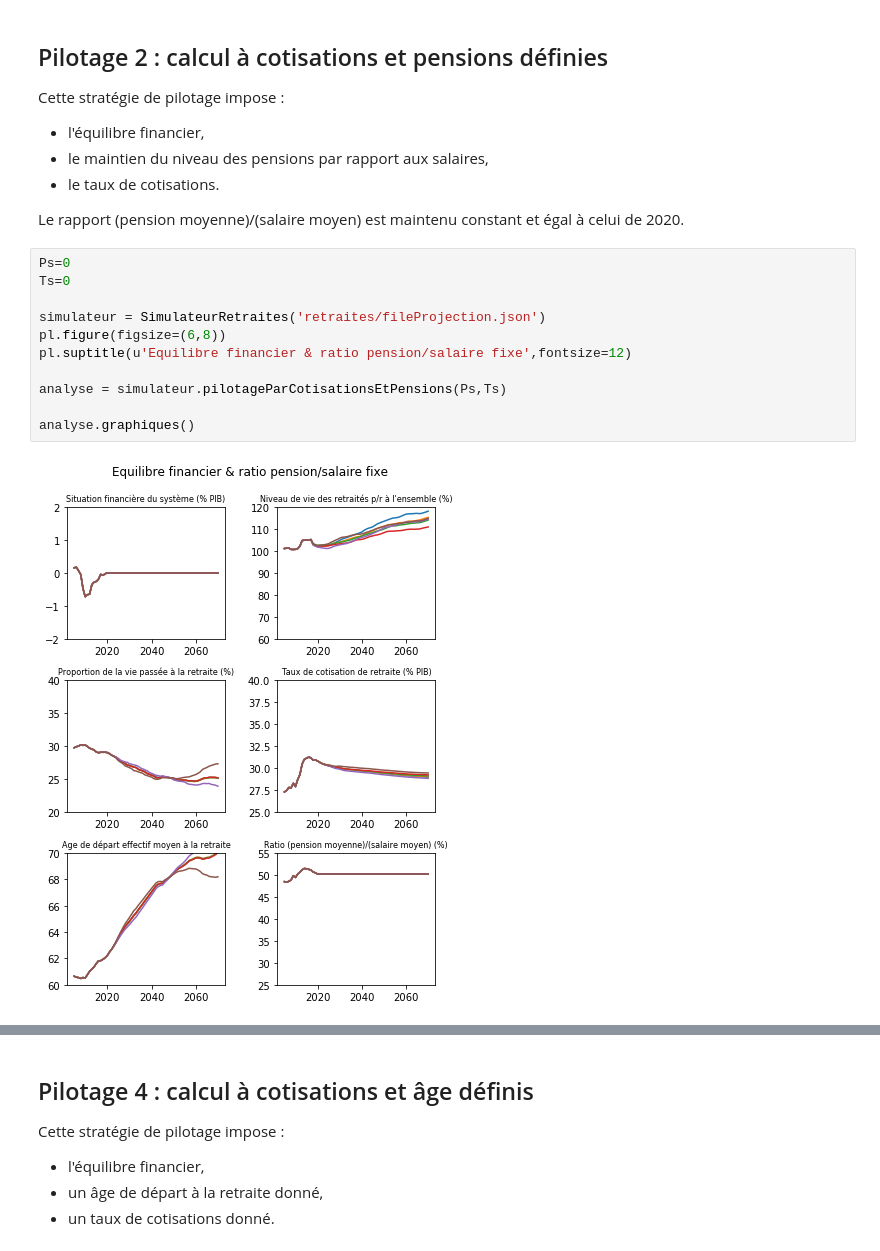
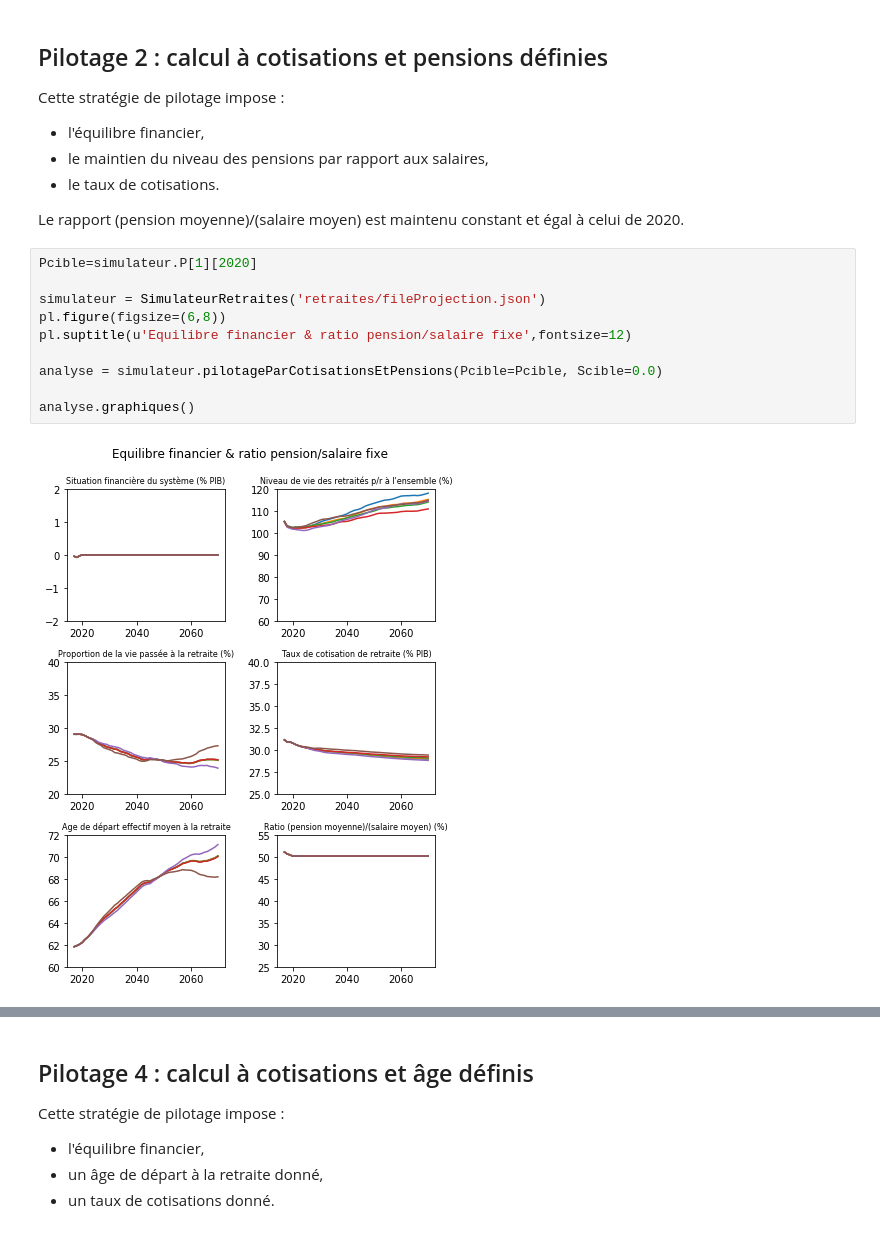
Before and after one commit to brunoscherrer/retraites, a Jupyter notebook: index.ipynb, the cells around one changed output, grey strips where cells are left out. Cells and saved outputs as stored; diff of their text form.

```diff
--- a/index.ipynb
+++ b/index.ipynb
@@ -72,18 +84,17 @@ Cette stratégie de pilotage impose :
 
 Le rapport (pension moyenne)/(salaire moyen) est maintenu constant et égal à celui de 2020.
 # %%
-Ps=0
-Ts=0
+Pcible=simulateur.P[1][2020]
 
 simulateur = SimulateurRetraites('retraites/fileProjection.json')
 pl.figure(figsize=(6,8))
 pl.suptitle(u'Equilibre financier & ratio pension/salaire fixe',fontsize=12)
 
-analyse = simulateur.pilotageParCotisationsEtPensions(Ps,Ts)
+analyse = simulateur.pilotageParCotisationsEtPensions(Pcible=Pcible, Scible=0.0)
 
 analyse.graphiques()
 # %% [output]
-[figure, old version]
+[figure, new version]
 # %%
 print("Maintien du rapport pension moyenne / salaire moyen")
 analyse.affiche_solutions_simulateur_COR()
```
Also changed, not shown: parts of 21 cells of this notebook, 10 other files.
